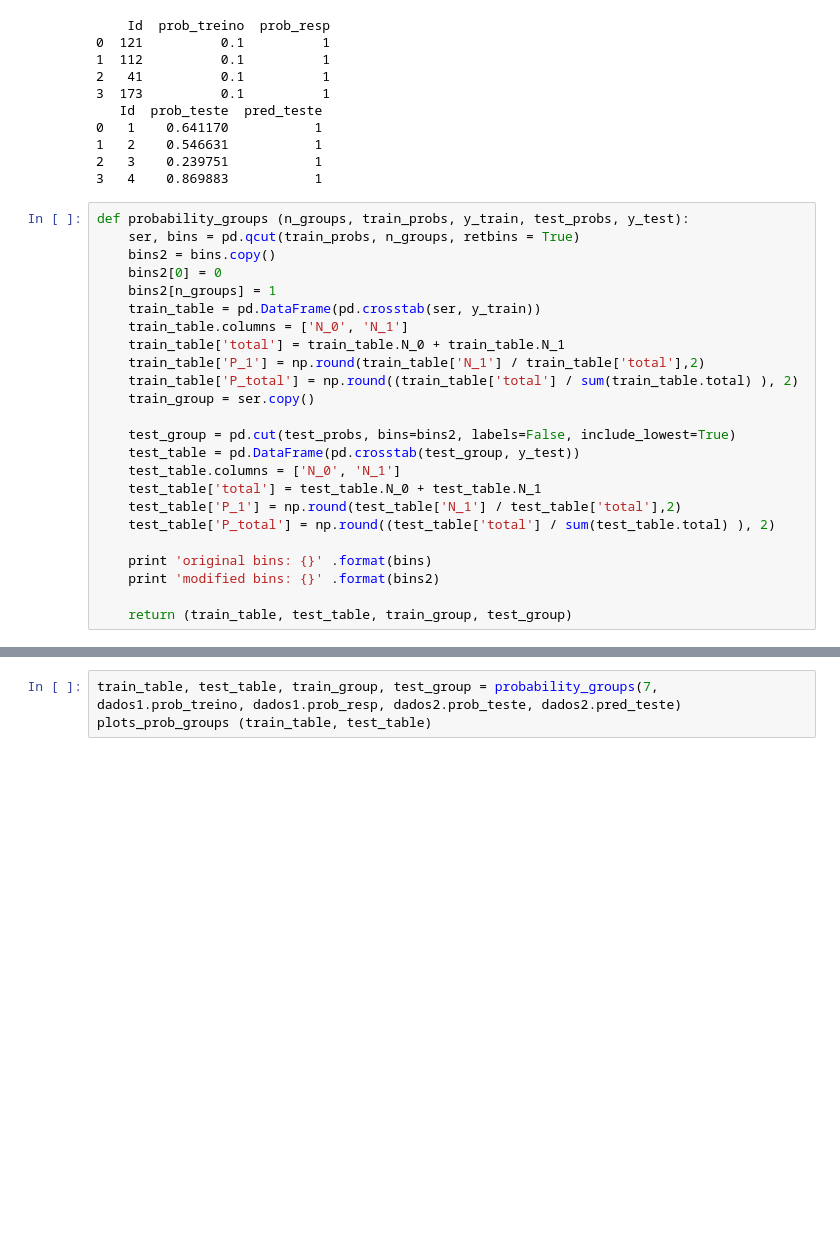
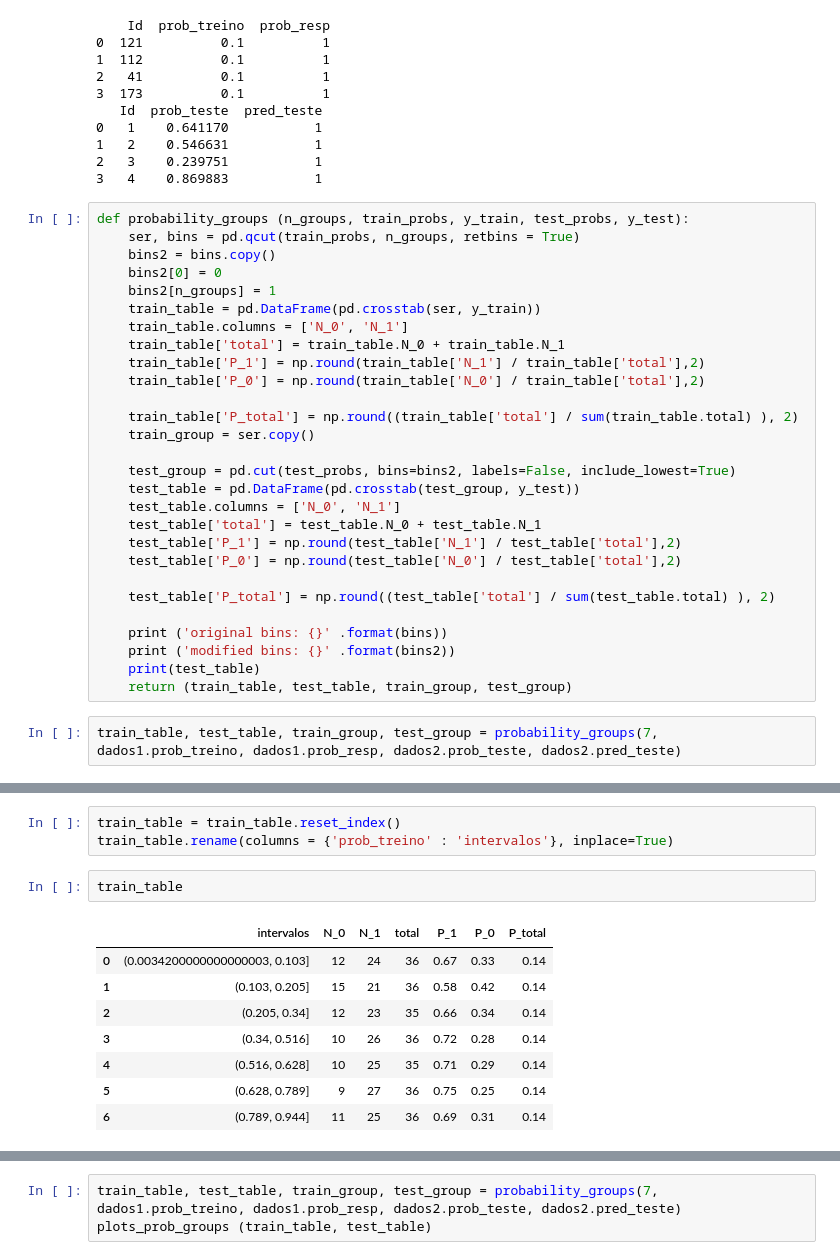
Before and after one commit to mopdc/python-codes, a Jupyter notebook: supervised learning results/classification results in groups.ipynb, the cells around one changed output, grey strips where cells are left out. Cells and saved outputs as stored; diff of their text form; blank space fills up the shorter version.

```diff
--- a/supervised learning results/classification results in groups.ipynb
+++ b/supervised learning results/classification results in groups.ipynb
@@ -37,6 +43,8 @@ def probability_groups (n_groups, train_probs, y_train, test_probs, y_test):
     train_table.columns = ['N_0', 'N_1']
     train_table['total'] = train_table.N_0 + train_table.N_1
     train_table['P_1'] = np.round(train_table['N_1'] / train_table['total'],2)
+    train_table['P_0'] = np.round(train_table['N_0'] / train_table['total'],2)
+
     train_table['P_total'] = np.round((train_table['total'] / sum(train_table.total) ), 2)
     train_group = ser.copy()
 
@@ -45,9 +53,13 @@ def probability_groups (n_groups, train_probs, y_train, test_probs, y_test):
     test_table.columns = ['N_0', 'N_1']
     test_table['total'] = test_table.N_0 + test_table.N_1
     test_table['P_1'] = np.round(test_table['N_1'] / test_table['total'],2)
+    test_table['P_0'] = np.round(test_table['N_0'] / test_table['total'],2)
+
     test_table['P_total'] = np.round((test_table['total'] / sum(test_table.total) ), 2)
 
-    print 'original bins: {}' .format(bins)
-    print 'modified bins: {}' .format(bins2)
-
+    print ('original bins: {}' .format(bins))
+    print ('modified bins: {}' .format(bins2))
+    print(test_table)
     return (train_table, test_table, train_group, test_group)
+# %%
+train_table, test_table, train_group, test_group = probability_groups(7, dados1.prob_treino, dados1.prob_resp, dados2.prob_teste, dados2.pred_teste)
@@ -53,0 +80,14 @@ def probability_groups (n_groups, train_probs, y_train, test_probs, y_test):
+# %%
+train_table = train_table.reset_index()
+train_table.rename(columns = {'prob_treino' : 'intervalos'}, inplace=True)
+# %%
+train_table
+# %% [output]
+|  | intervalos | N_0 | N_1 | total | P_1 | P_0 | P_total |
+| 0 | (0.0034200000000000003, 0.103] | 12 | 24 | 36 | 0.67 | 0.33 | 0.14 |
+| 1 | (0.103, 0.205] | 15 | 21 | 36 | 0.58 | 0.42 | 0.14 |
+| 2 | (0.205, 0.34] | 12 | 23 | 35 | 0.66 | 0.34 | 0.14 |
+| 3 | (0.34, 0.516] | 10 | 26 | 36 | 0.72 | 0.28 | 0.14 |
+| 4 | (0.516, 0.628] | 10 | 25 | 35 | 0.71 | 0.29 | 0.14 |
+| 5 | (0.628, 0.789] | 9 | 27 | 36 | 0.75 | 0.25 | 0.14 |
+| 6 | (0.789, 0.944] | 11 | 25 | 36 | 0.69 | 0.31 | 0.14 |
```
Also changed, not shown: parts of 7 cells of this notebook, 3 other files.
